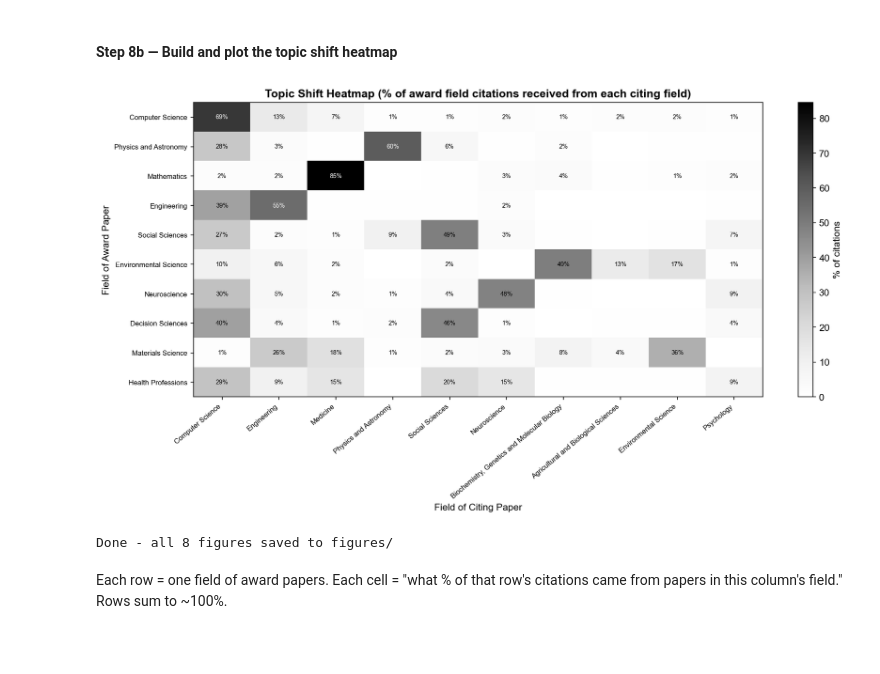
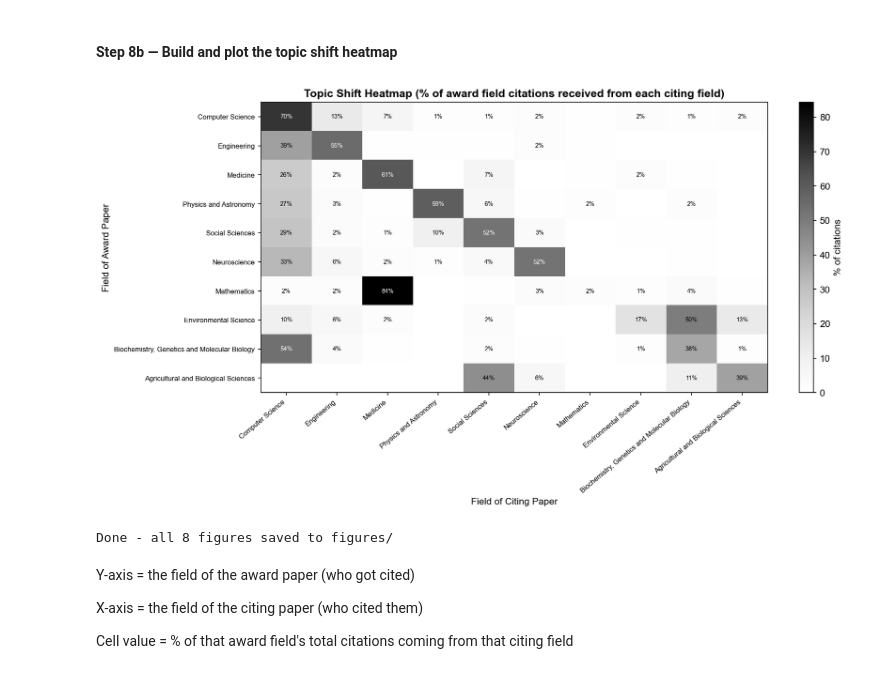
Before and after one commit to AppleShay/thesis-best-paper-trajectories, a Jupyter notebook: notebooks/27_citation_network_analysis.ipynb, the cells around one changed output. Saved outputs shown, nothing was run; the diff lists cells and outputs as text; code cells hidden in the pictures; blank space fills up the shorter version.

Commit message:
Added markdown comments to some of the plots

```diff
--- a/notebooks/27_citation_network_analysis.ipynb
+++ b/notebooks/27_citation_network_analysis.ipynb
@@ -331,8 +335,20 @@ shift = (
     .merge(citing_field,  on='citing_paper_id', how='inner')
 )
 
-top_award_fields  = shift['award_field'].value_counts().head(10).index.tolist()
-top_citing_fields = shift['citing_field'].value_counts().head(10).index.tolist()
+top_fields = (
+    pd.concat([shift['award_field'], shift['citing_field']])
+    .value_counts().head(10).index.tolist()
+)
+top_award_fields  = top_fields
+top_citing_fields = top_fields
+
+# Then reindex with the SAME list for both axes
+pivot_shift = (
+    shift_sub.groupby(['award_field', 'citing_field']).size()
+    .unstack(fill_value=0)
+    .reindex(index=top_fields, columns=top_fields, fill_value=0)  # <-- same list both times
+)
+
 
 shift_sub = shift[
     shift['award_field'].isin(top_award_fields) &
@@ -342,34 +358,38 @@ shift_sub = shift[
 pivot_shift = (
     shift_sub.groupby(['award_field', 'citing_field']).size()
     .unstack(fill_value=0)
     .reindex(index=top_award_fields, columns=top_citing_fields, fill_value=0)
 )
 pivot_pct = pivot_shift.div(pivot_shift.sum(axis=1), axis=0) * 100
 
 fig, ax = plt.subplots(figsize=(13, 7))
 im = ax.imshow(pivot_pct.values, aspect='auto', cmap='Greys', vmin=0)
 ax.set_xticks(range(len(pivot_pct.columns)))
 ax.set_xticklabels(pivot_pct.columns, rotation=40, ha='right', fontsize=8)
 ax.set_yticks(range(len(pivot_pct.index)))
 ax.set_yticklabels(pivot_pct.index, fontsize=8)
 ax.set_xlabel('Field of Citing Paper')
 ax.set_ylabel('Field of Award Paper')
 ax.set_title('Topic Shift Heatmap (% of award field citations received from each citing field)')
 plt.colorbar(im, ax=ax, label='% of citations')
 
 for i in range(len(pivot_pct.index)):
     for j in range(len(pivot_pct.columns)):
         v = pivot_pct.values[i, j]
         if v > 1:
             color = 'white' if v > pivot_pct.values.max() * 0.6 else 'black'
             ax.text(j, i, f'{v:.0f}%', ha='center', va='center', fontsize=7, color=color)
 
 plt.tight_layout()
 plt.savefig(FIG / 'p27_08_topic_shift_heatmap.png', dpi=150)
 plt.show()
 print('Done - all 8 figures saved to figures/')
 # %% [output]
-[figure, old version]
+[figure, new version]
 Done - all 8 figures saved to figures/
 # %% [markdown]
-Each row = one field of award papers. Each cell = "what % of that row's citations came from papers in this column's field." Rows sum to ~100%.
+Y-axis = the field of the award paper (who got cited)
+
+X-axis = the field of the citing paper (who cited them)
+
+Cell value = % of that award field's total citations coming from that citing field
```
Also changed, not shown: parts of 4 cells of this notebook, 2 other files.
